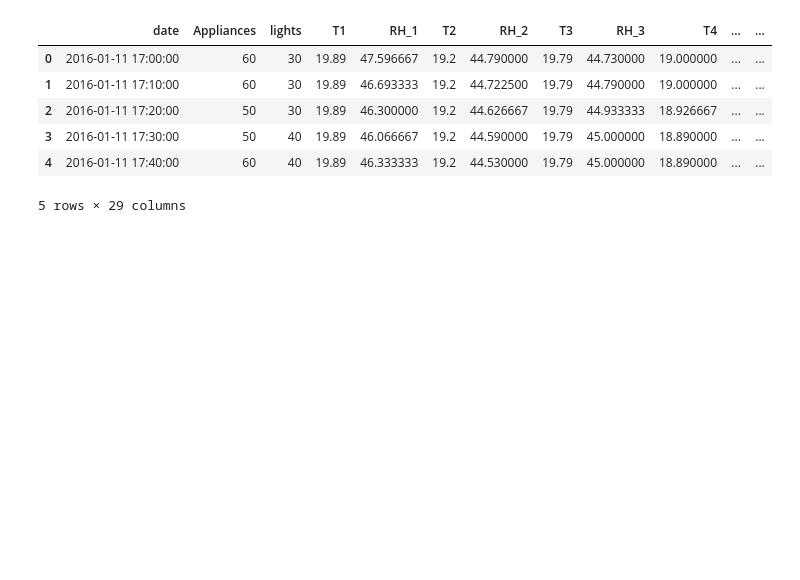
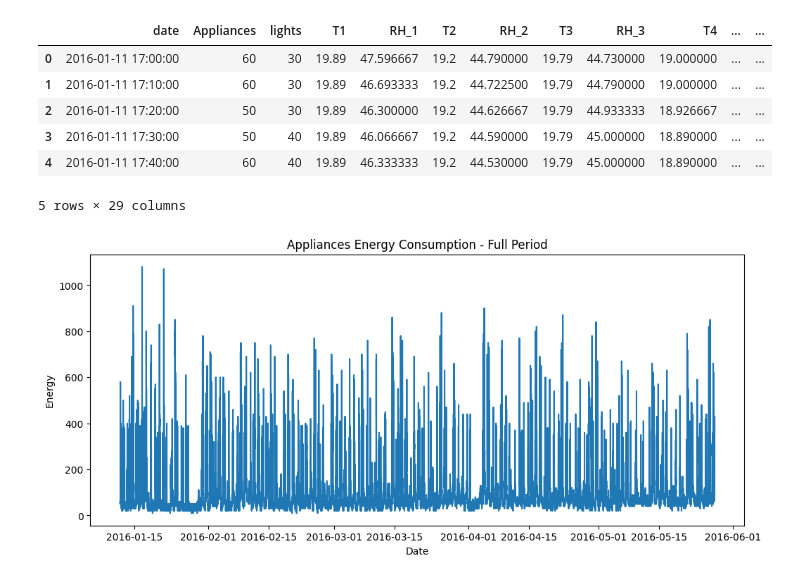
Before and after one commit to ali-farshad/Homework1-ME5920, a Jupyter notebook: 2_2.ipynb, the cells around one changed output. Saved outputs shown, nothing was run; the diff lists cells and outputs as text; code cells hidden in the pictures; blank space fills up the shorter version.

```diff
--- a/2_2.ipynb
+++ b/2_2.ipynb
@@ -21,3 +21,12 @@ df.head()
 # %%
 df['date'] = pd.to_datetime(df['date'])
 df = df.sort_values('date')
+# %%
+plt.figure(figsize=(12,5))
+plt.plot(df['date'], df['Appliances'])
+plt.title("Appliances Energy Consumption - Full Period")
+plt.xlabel("Date")
+plt.ylabel("Energy")
+plt.show()
+# %% [output]
+[figure, added]
```
